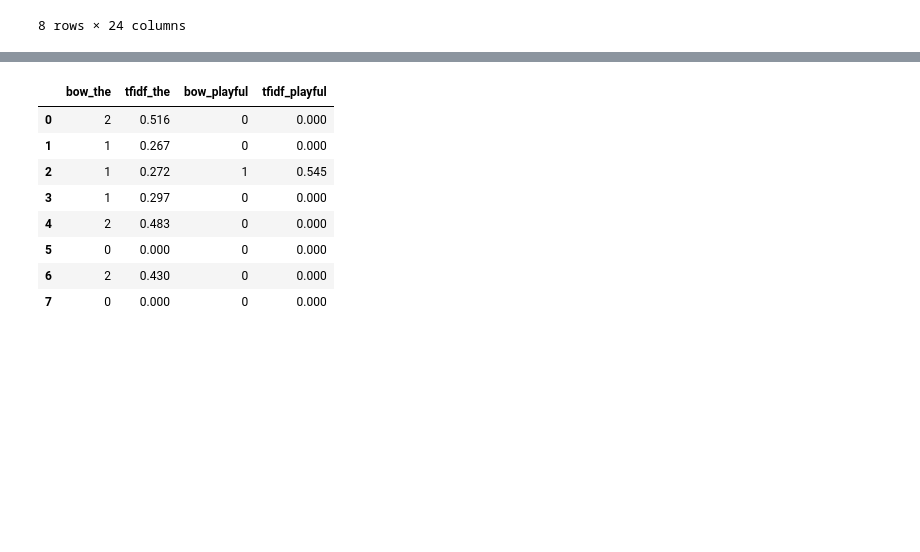
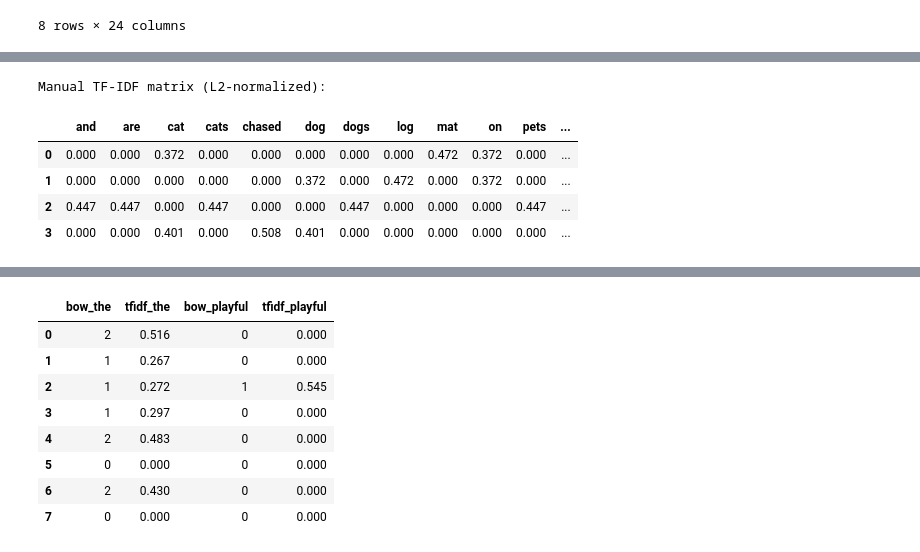
Before and after one commit to yash27007/python-bootcamp, a Jupyter notebook: 07-nlp/02-feature-extraction/feature-extraction.ipynb, the cells around one changed output, grey strips where cells are left out. Cells and saved outputs as stored; diff of their text form; code cells hidden in the pictures; blank space fills up the shorter version.

```diff
--- a/07-nlp/02-feature-extraction/feature-extraction.ipynb
+++ b/07-nlp/02-feature-extraction/feature-extraction.ipynb
@@ -162,0 +203,14 @@ TF-IDF matrix shape: (8, 24)
+# %%
+# 3. Document frequency: how many documents contain each term at all
+df = (term_counts > 0).sum(axis=0)
+df_series = pd.Series(df, index=toy_vocab, name="document_frequency")
+print("Document frequency (DF):")
+print(df_series)
+
+# 4. IDF with log dampening (scikit-learn's smoothed formula, so it's directly
+#    comparable to TfidfVectorizer's default output):
+#    IDF(t) = log((1 + N) / (1 + DF(t))) + 1
+idf = np.log((1 + N) / (1 + df)) + 1
+idf_series = pd.Series(idf, index=toy_vocab, name="idf").round(3)
+print("\nInverse document frequency (IDF), log-dampened + smoothed:")
+idf_series
@@ -162,0 +249,16 @@ TF-IDF matrix shape: (8, 24)
+# %%
+# 5. TF x IDF, then L2-normalize each document row (matches TfidfVectorizer's default norm="l2")
+tfidf_raw = tf * idf  # broadcast IDF vector across every document row
+row_norms = np.linalg.norm(tfidf_raw, axis=1, keepdims=True)
+tfidf_manual = tfidf_raw / row_norms
+
+manual_df = pd.DataFrame(tfidf_manual, columns=toy_vocab).round(3)
+print("Manual TF-IDF matrix (L2-normalized):")
+manual_df
+# %% [output]
+Manual TF-IDF matrix (L2-normalized):
+|  | and | are | cat | cats | chased | dog | dogs | log | mat | on | pets | ... |
+| 0 | 0.000 | 0.000 | 0.372 | 0.000 | 0.000 | 0.000 | 0.000 | 0.000 | 0.472 | 0.372 | 0.000 | ... |
+| 1 | 0.000 | 0.000 | 0.000 | 0.000 | 0.000 | 0.372 | 0.000 | 0.472 | 0.000 | 0.372 | 0.000 | ... |
+| 2 | 0.447 | 0.447 | 0.000 | 0.447 | 0.000 | 0.000 | 0.447 | 0.000 | 0.000 | 0.000 | 0.447 | ... |
+| 3 | 0.000 | 0.000 | 0.401 | 0.000 | 0.508 | 0.401 | 0.000 | 0.000 | 0.000 | 0.000 | 0.000 | ... |
```
Also changed, not shown: parts of 4 cells of this notebook, 5 other files.
